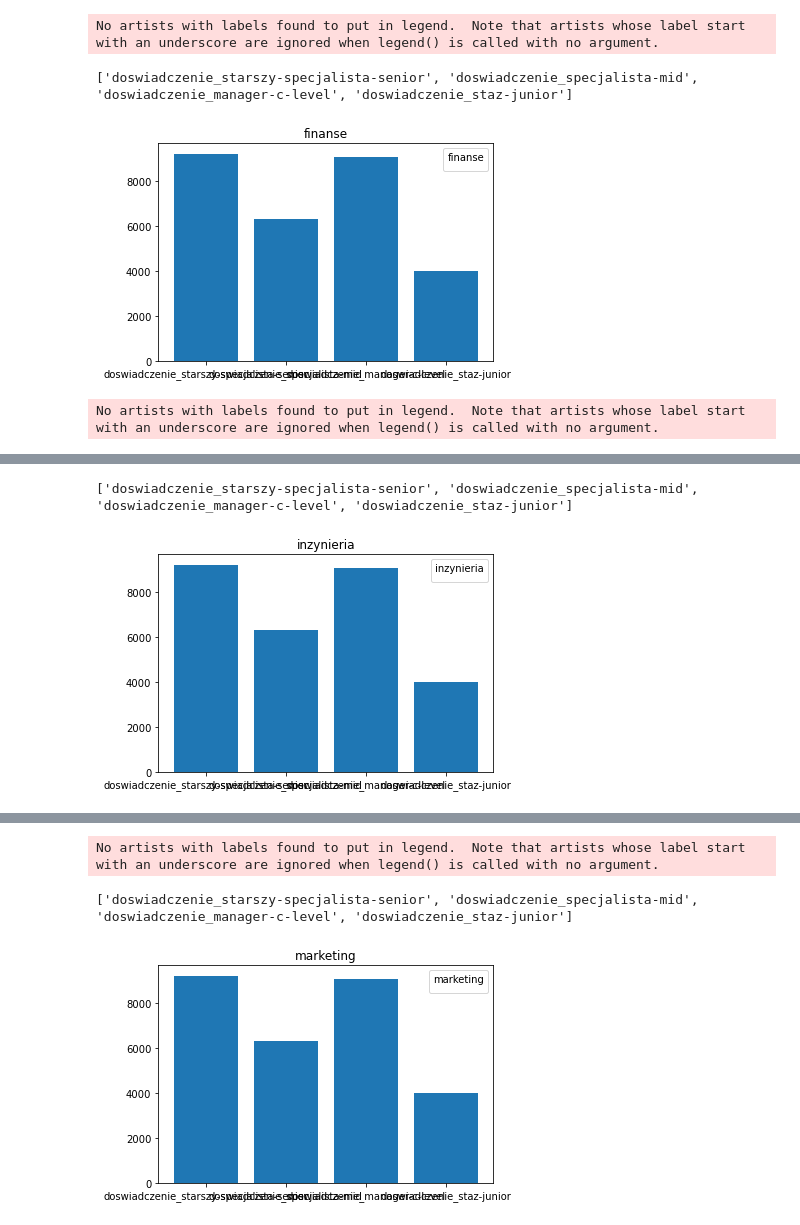
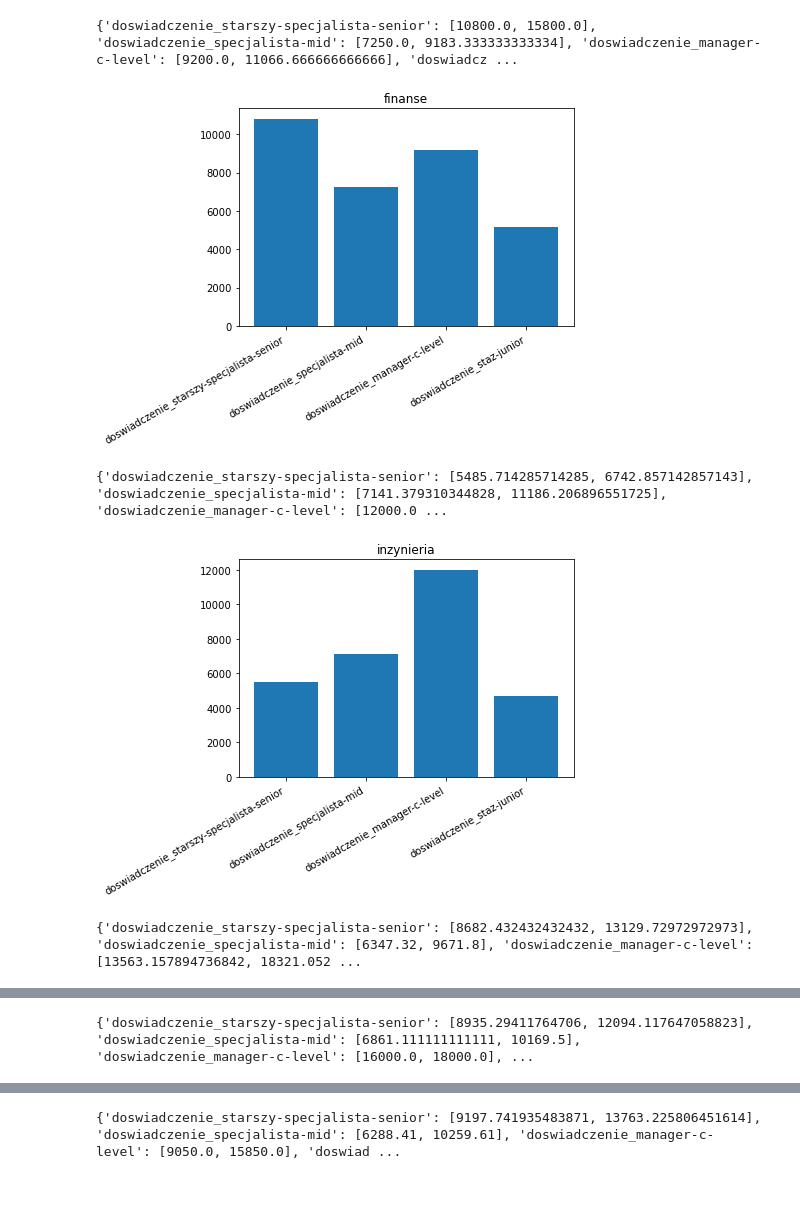
Before and after one commit to MarcinPestka/wdw_big_data, a Jupyter notebook: notebook2.ipynb, the cells around one changed output, grey strips where cells are left out. Saved outputs shown, nothing was run; the diff lists cells and outputs as text; code cells hidden in the pictures; blank space fills up the shorter version.

```diff
--- a/notebook2.ipynb
+++ b/notebook2.ipynb
@@ -16,13 +16,12 @@ dictionary = {}
 dictionary2 = {}
 
 for typPracy in typ:
-    key = typPracy
+    dictionary2 = {}
+
     for dosw in doswiadczenie:
         page = requests.get(("https://rocketjobs.pl/wszystkie-lokalizacje/{}/{}/widelki_tak").format(typPracy,dosw))
         soup = BeautifulSoup(page.content, 'html5lib')
         offers = soup.find_all(class_='MuiBox-root css-6vg4fr')
-
-        key2 = dosw
 
         job_offers = []
 
@@ -37,8 +36,6 @@ for typPracy in typ:
                 price_up =  price_range_to_integers(price_range[0])
 
             job_offers.append([price_low,price_up])
-        print(pd.DataFrame(job_offers)[0].mean(),pd.DataFrame(job_offers)[1].mean())
         value2 = [pd.DataFrame(job_offers)[0].mean(),pd.DataFrame(job_offers)[1].mean()]
-        dictionary2[key2] = value2
-
-    dictionary[key] = dictionary2
+        dictionary2[dosw] = value2
+    dictionary[typPracy] = dictionary2
@@ -91,24 +63,23 @@ for key in marketingDict.keys():
 # %%
 
 for jobName in dictionary.keys():
     fig, ax = plt.subplots()
-
+    plt.setp(ax.get_xticklabels(), rotation=30, horizontalalignment='right')
     tempDict = dictionary[jobName]
     fruits = []
     counts = []
     for exp in tempDict.keys():
         fruits.append(exp)
         counts.append(tempDict[exp][0])
-    print(fruits)
 
     ax.bar(fruits, counts)
 
     ax.set_title(jobName)
-    ax.legend(title=jobName)
 
     plt.show()
 # %% [output]
-No artists with labels found to put in legend.  Note that artists whose label start with an underscore are ignored when legend() is called with no argument.
+{'doswiadczenie_starszy-specjalista-senior': [10800.0, 15800.0], 'doswiadczenie_specjalista-mid': [7250.0, 9183.333333333334], 'doswiadczenie_manager-c-level': [9200.0, 11066.666666666666], 'doswiadcz ...
+[figure, new version]
-['doswiadczenie_starszy-specjalista-senior', 'doswiadczenie_specjalista-mid', 'doswiadczenie_manager-c-level', 'doswiadczenie_staz-junior']
+{'doswiadczenie_starszy-specjalista-senior': [5485.714285714285, 6742.857142857143], 'doswiadczenie_specjalista-mid': [7141.379310344828, 11186.206896551725], 'doswiadczenie_manager-c-level': [12000.0 ...
-[figure, old version]
+[figure, new version]
-No artists with labels found to put in legend.  Note that artists whose label start with an underscore are ignored when legend() is called with no argument.
+{'doswiadczenie_starszy-specjalista-senior': [8682.432432432432, 13129.72972972973], 'doswiadczenie_specjalista-mid': [6347.32, 9671.8], 'doswiadczenie_manager-c-level': [13563.157894736842, 18321.052 ...
@@ -115,2 +87 @@ No artists with labels found to put in legend.  Note that artists whose label st
-['doswiadczenie_starszy-specjalista-senior', 'doswiadczenie_specjalista-mid', 'doswiadczenie_manager-c-level', 'doswiadczenie_staz-junior']
+{'doswiadczenie_starszy-specjalista-senior': [8935.29411764706, 12094.117647058823], 'doswiadczenie_specjalista-mid': [6861.111111111111, 10169.5], 'doswiadczenie_manager-c-level': [16000.0, 18000.0], ...
-[figure, old version]
@@ -117,3 +89 @@ No artists with labels found to put in legend.  Note that artists whose label st
-No artists with labels found to put in legend.  Note that artists whose label start with an underscore are ignored when legend() is called with no argument.
+{'doswiadczenie_starszy-specjalista-senior': [9197.741935483871, 13763.225806451614], 'doswiadczenie_specjalista-mid': [6288.41, 10259.61], 'doswiadczenie_manager-c-level': [9050.0, 15850.0], 'doswiad ...
-['doswiadczenie_starszy-specjalista-senior', 'doswiadczenie_specjalista-mid', 'doswiadczenie_manager-c-level', 'doswiadczenie_staz-junior']
-[figure, old version]
```
Also changed, not shown: parts of 5 cells of this notebook.
